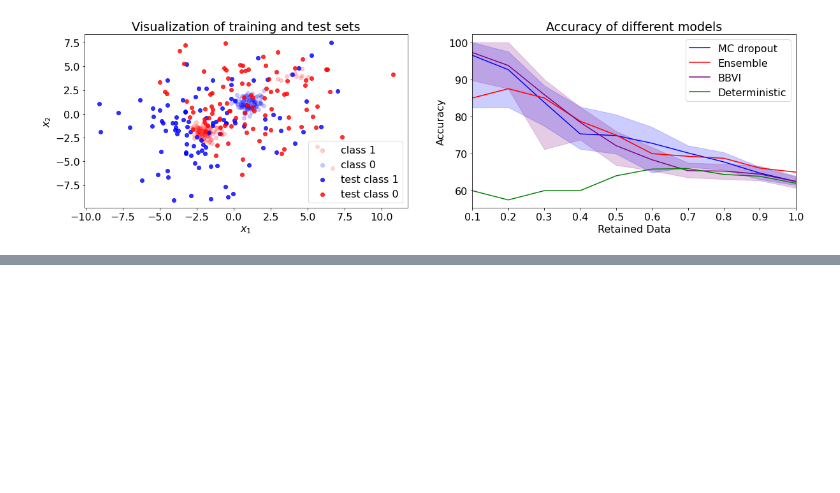
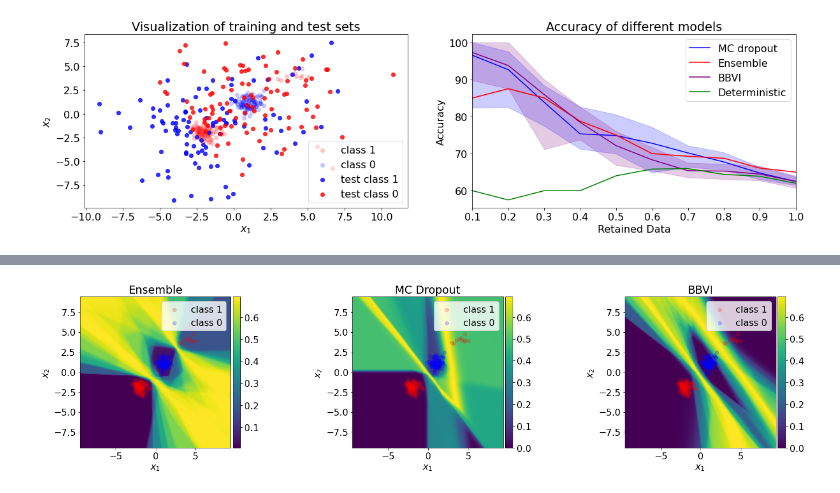
Before and after one commit to ziyanzzhu/am207, a Jupyter notebook: examples_outliers.ipynb, the cells around one changed output, grey strips where cells are left out. Saved outputs shown, nothing was run; the diff lists cells and outputs as text; code cells hidden in the pictures; blank space fills up the shorter version.

```diff
--- a/examples_outliers.ipynb
+++ b/examples_outliers.ipynb
@@ -806,0 +904,32 @@ nn_dropout.fit(x_train.T, y_train.reshape((1,-1)), params, reg_param = .001)
+# %%
+fig, ax = plt.subplots(1, 3, figsize=(20, 5))
+models = ['Ensemble', 'MC Dropout', 'BBVI']
+for k in range(3):
+    plt.rcParams.update({'font.size': 16})
+    ax[k].scatter(x_train[y_train == 1, 0], x_train[y_train == 1, 1], alpha=0.2, c='red', label='class 1')
+    ax[k].scatter(x_train[y_train == 0, 0], x_train[y_train == 0, 1], alpha=0.2, c='blue', label='class 0')
+    if k == 0:
+        nn_here = nn_all
+        cl=plot_entropycontours(x_train, y_train, nn_here, w_bootstrap, ax[k], models[k], poly_degree=1, shaded=True, interval=np.arange(-10, 10, 0.1))
+
+    elif k == 1:
+        nn_here = nn_dropout_beta
+        weights_here = [nn_dropout_beta.weights]*20
+        cl=plot_entropycontours(x_train, y_train, nn_here, weights_here, ax[k], models[k], poly_degree=1, shaded=True, interval=np.arange(-10, 10, 0.1))
+
+    elif k == 2:
+        nn_here = modsvi
+        cl=plot_entropycontours(x_train, y_train, nn, [posterior_samples[i].reshape((1, -1)) for i in range(posterior_samples.shape[0])][:20], ax[k], models[k], poly_degree=1, shaded=True, interval=np.arange(-10, 10, 0.1))
+
+    divider = make_axes_locatable(ax[k])
+    cax = divider.append_axes('right', size='5%', pad=0.05)
+    fig.colorbar(cl, cax=cax, orientation='vertical');
+    ax[k].set_xlabel('$x_1$')
+    ax[k].set_ylabel('$x_2$')
+    ax[k].set_title(models[k])
+    ax[k].legend(loc='best')
+
+plt.tight_layout()
+plt.show()
+# %% [output]
+[figure, added]
```
Also changed, not shown: parts of 12 cells of this notebook, 5 other files.
